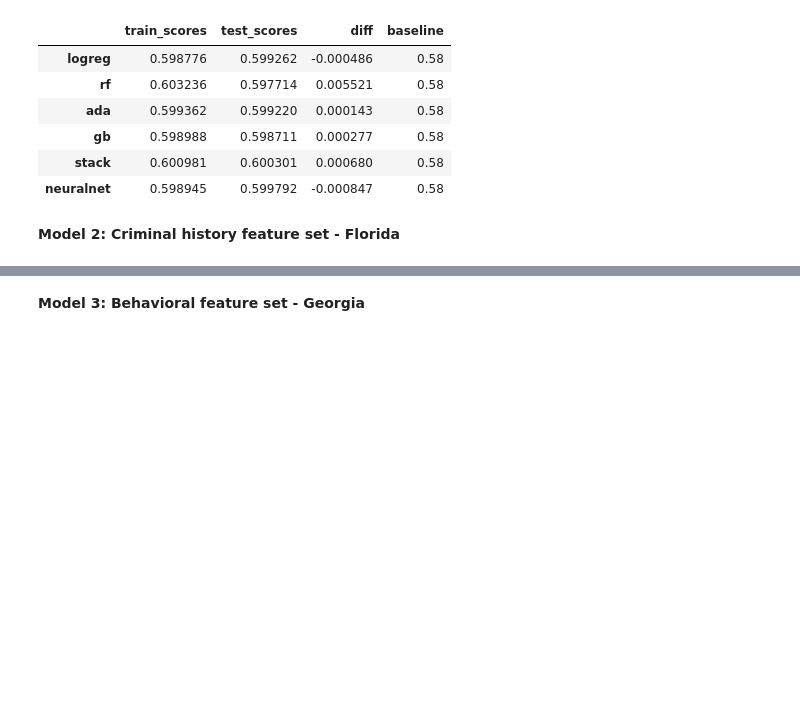
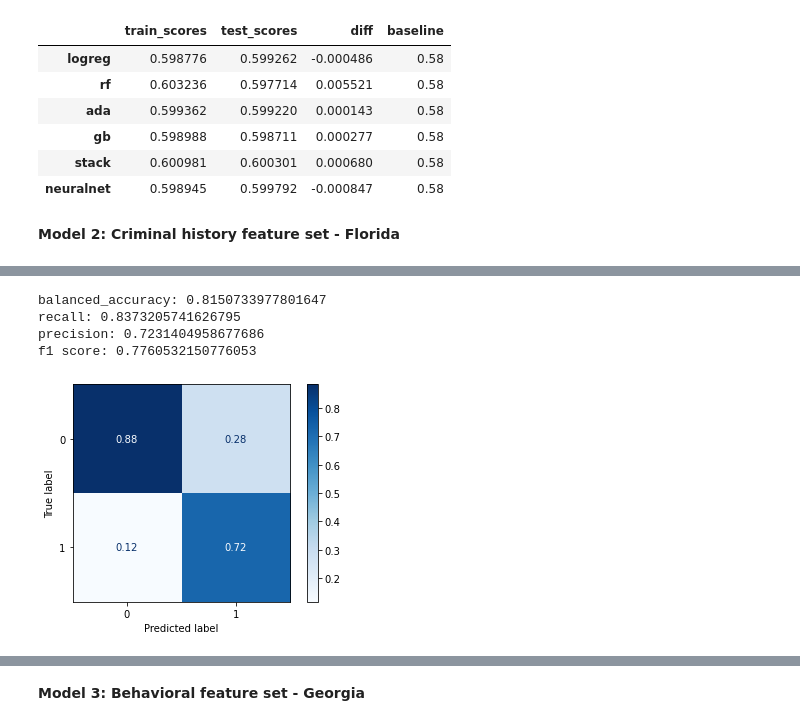
Before and after one commit to ga-dsi-822-group4/recidivism, a Jupyter notebook: notebooks/03_modeling.ipynb, the cells around one changed output, grey strips where cells are left out. Drawn from its saved outputs; the diff is of its cells as text; code cells hidden in the pictures; blank space fills up the shorter version.

```diff
--- a/notebooks/03_modeling.ipynb
+++ b/notebooks/03_modeling.ipynb
@@ -274,0 +411,14 @@ eval_df2
+# %%
+# let's try NearMiss
+nm = NearMiss()
+X_train_sc_nm, y_train_nm = nm.fit_resample(X_train_sc, y_train)
+logreg = LogisticRegression()
+logreg.fit(X_train_sc_nm, y_train_nm)
+preds = logreg.predict(X_test_sc)
+evaluation(X_test_sc, y_test, preds, logreg)
+# %% [output]
+balanced_accuracy: 0.8150733977801647
+recall: 0.8373205741626795
+precision: 0.7231404958677686
+f1 score: 0.7760532150776053
+[figure, added]
```
Also changed, not shown: parts of 33 cells of this notebook, 2 other files.
